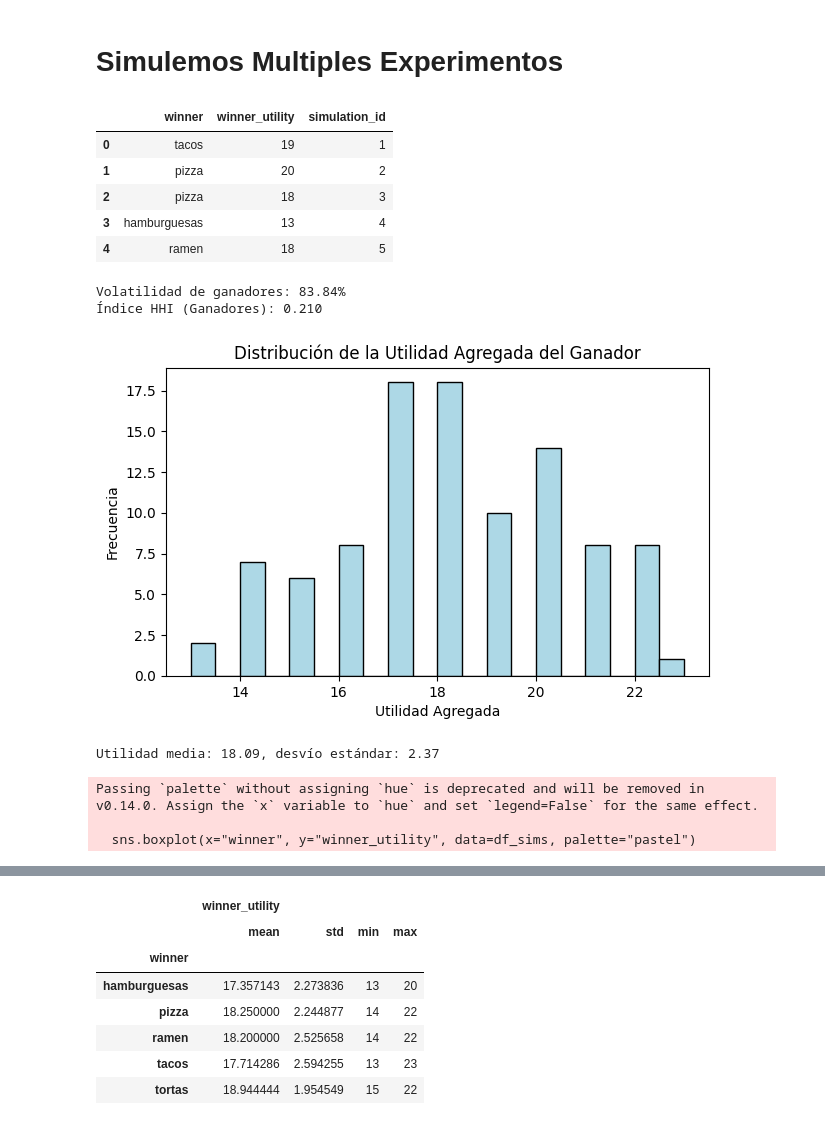
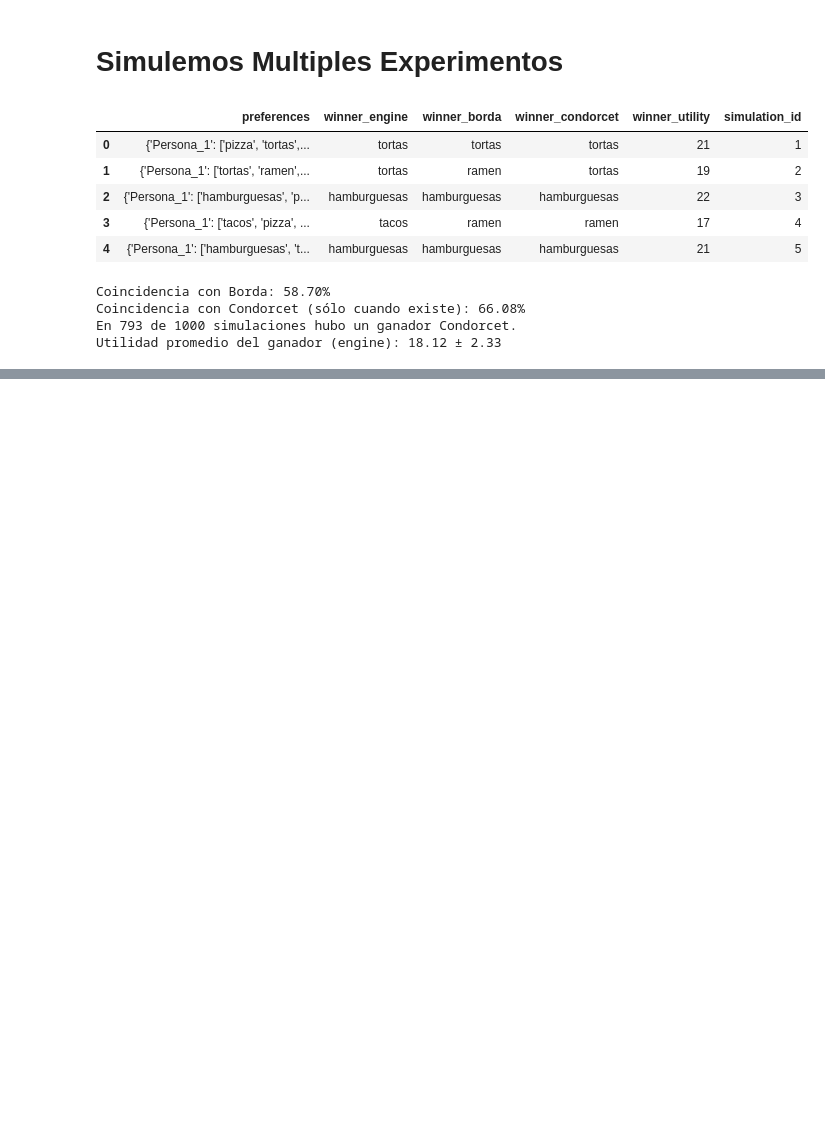
Before and after one commit to sonder-art/ia_p25, a Jupyter notebook: curso/temas/01_razonamiento/preferencias_sencillas.ipynb, the cells around one changed output, grey strips where cells are left out. Drawn from its saved outputs; the diff is of its cells as text; code cells hidden in the pictures; blank space fills up the shorter version.

```diff
--- a/curso/temas/01_razonamiento/preferencias_sencillas.ipynb
+++ b/curso/temas/01_razonamiento/preferencias_sencillas.ipynb
@@ -750,41 +750,38 @@ Este fenómeno se conoce como el **Paradoja de Condorcet**, donde las preferenci
 # Simulemos Multiples Experimentos
 # %%
 # 1) Parámetros de la simulación
-NUM_RUNS = 100
+NUM_RUNS = 1000
 NUM_PEOPLE = 5
 my_places = ["tacos", "ramen", "pizza", "tortas", "hamburguesas"]
 
 # 2) Ejecutar simulaciones y ver primeras filas
 df_sims = run_many_simulations(NUM_RUNS, NUM_PEOPLE, my_places)
 display(df_sims.head())
 
 # 3) Análisis de coincidencias con Borda y Condorcet
 results = analyze_engine_coincidence(df_sims)
 engine_borda_pct = results["engine_borda_coincidence"]
 engine_condorcet_pct = results["engine_condorcet_coincidence"]
 
 print(f"Coincidencia con Borda: {engine_borda_pct:.2%}")
 print(f"Coincidencia con Condorcet (sólo cuando existe): {engine_condorcet_pct:.2%}")
 
 # 4) ¿Cuántas simulaciones tienen un Condorcet Winner?
 condorcet_count = df_sims['winner_condorcet'].notna().sum()
 print(f"En {condorcet_count} de {len(df_sims)} simulaciones hubo un ganador Condorcet.")
 
 # 5) (Opcional) Ver la utilidad agregada promedio
 mean_utility = df_sims["winner_utility"].mean()
 std_utility = df_sims["winner_utility"].std()
 print(f"Utilidad promedio del ganador (engine): {mean_utility:.2f} ± {std_utility:.2f}")
 # %% [output]
-|  | winner | winner_utility | simulation_id |
-| 0 | tacos | 19 | 1 |
-| 1 | pizza | 20 | 2 |
-| 2 | pizza | 18 | 3 |
-| 3 | hamburguesas | 13 | 4 |
-| 4 | ramen | 18 | 5 |
+|  | preferences | winner_engine | winner_borda | winner_condorcet | winner_utility | simulation_id |
+| 0 | {'Persona_1': ['pizza', 'tortas',... | tortas | tortas | tortas | 21 | 1 |
+| 1 | {'Persona_1': ['tortas', 'ramen',... | tortas | ramen | tortas | 19 | 2 |
+| 2 | {'Persona_1': ['hamburguesas', 'p... | hamburguesas | hamburguesas | hamburguesas | 22 | 3 |
+| 3 | {'Persona_1': ['tacos', 'pizza', ... | tacos | ramen | ramen | 17 | 4 |
+| 4 | {'Persona_1': ['hamburguesas', 't... | hamburguesas | hamburguesas | hamburguesas | 21 | 5 |
-Volatilidad de ganadores: 83.84%
-Índice HHI (Ganadores): 0.210
+Coincidencia con Borda: 58.70%
+Coincidencia con Condorcet (sólo cuando existe): 66.08%
+En 793 de 1000 simulaciones hubo un ganador Condorcet.
+Utilidad promedio del ganador (engine): 18.12 ± 2.33
-[figure, removed]
-Utilidad media: 18.09, desvío estándar: 2.37
-Passing `palette` without assigning `hue` is deprecated and will be removed in v0.14.0. Assign the `x` variable to `hue` and set `legend=False` for the same effect.
-
-  sns.boxplot(x="winner", y="winner_utility", data=df_sims, palette="pastel")
@@ -793,8 +787,0 @@ Passing `palette` without assigning `hue` is deprecated and will be removed in v
-|  | winner_utility |  |  |  |
-|  | mean | std | min | max |
-| winner |  |  |  |  |
-| hamburguesas | 17.357143 | 2.273836 | 13 | 20 |
-| pizza | 18.250000 | 2.244877 | 14 | 22 |
-| ramen | 18.200000 | 2.525658 | 14 | 22 |
-| tacos | 17.714286 | 2.594255 | 13 | 23 |
-| tortas | 18.944444 | 1.954549 | 15 | 22 |
```
Also changed, not shown: parts of 2 cells of this notebook.
